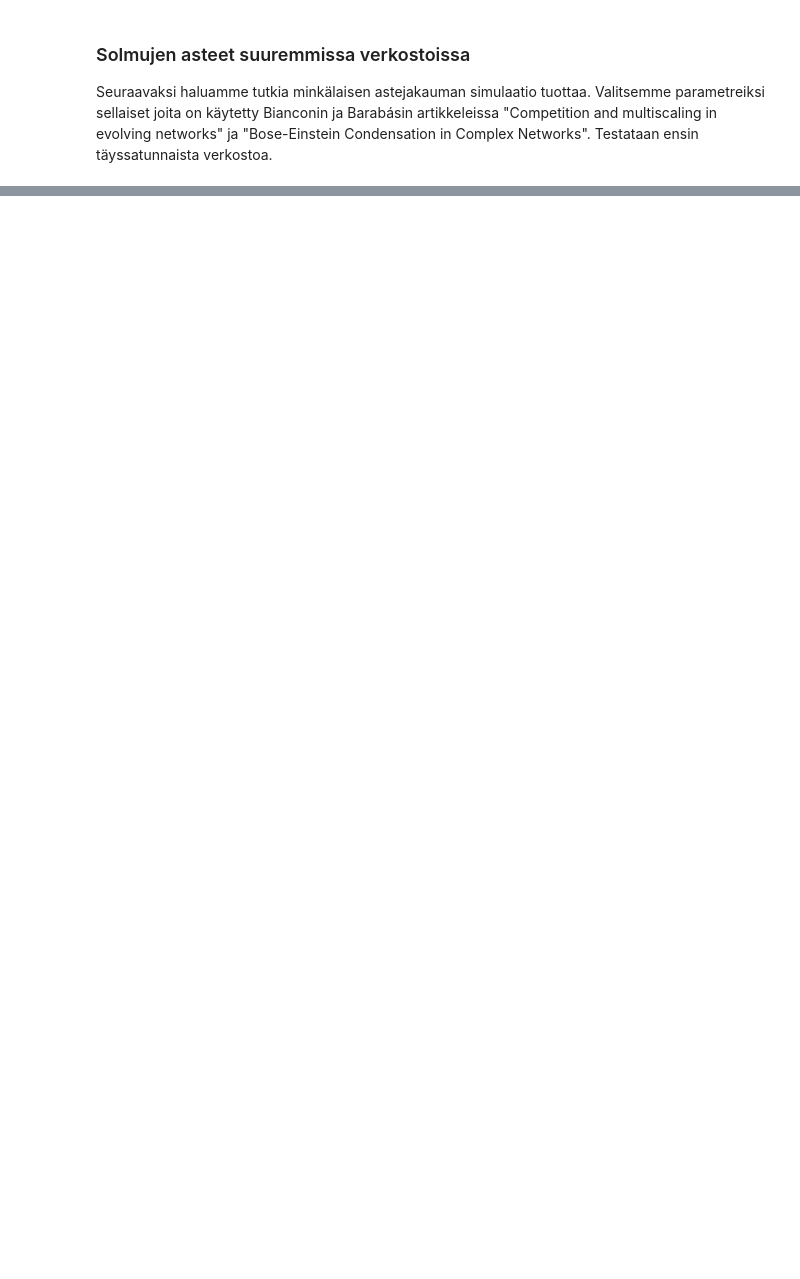
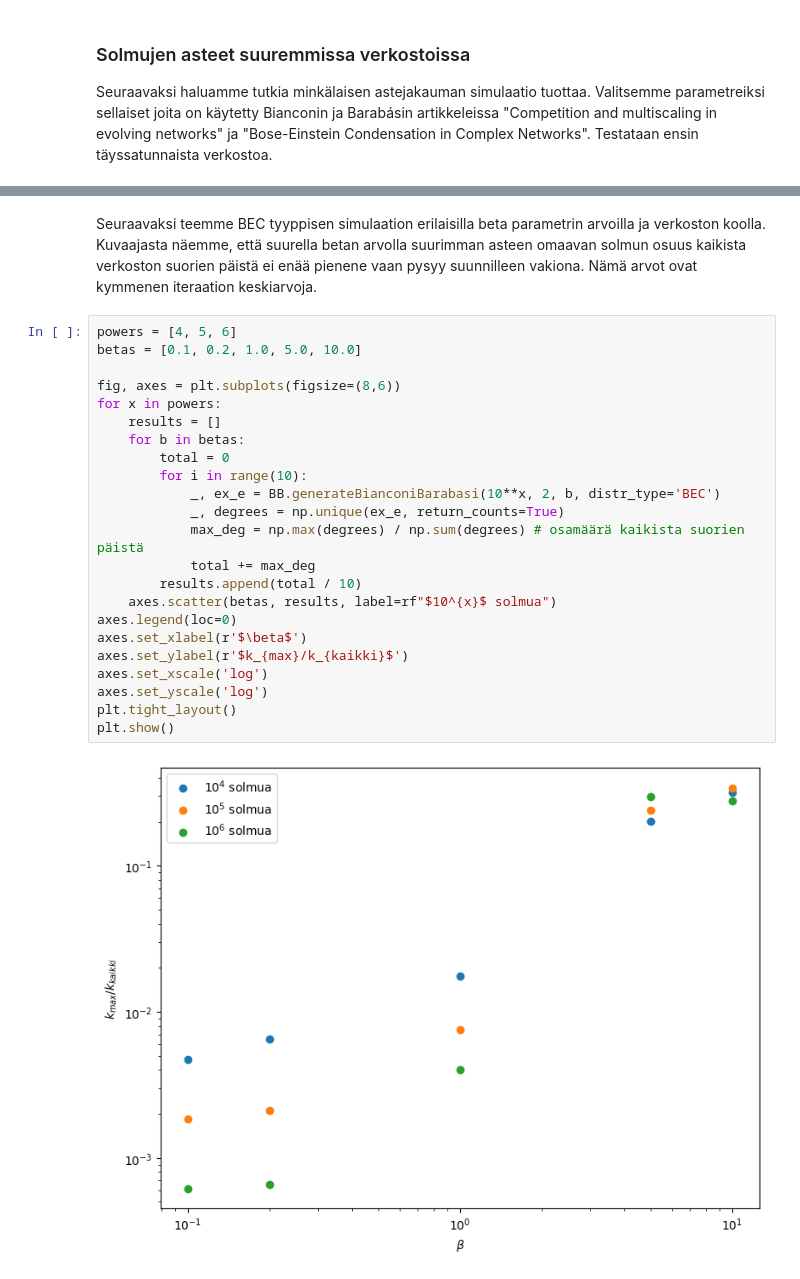
Before and after one commit to MiloSulin/nt-project, a Jupyter notebook: main.ipynb, the cells around one changed output, grey strips where cells are left out. Drawn from its saved outputs; the diff is of its cells as text; blank space fills up the shorter version.

```diff
--- a/main.ipynb
+++ b/main.ipynb
@@ -187,0 +190,27 @@ plt.show()
+# %% [markdown]
+Seuraavaksi teemme BEC tyyppisen simulaation erilaisilla beta parametrin arvoilla ja verkoston koolla. Kuvaajasta näemme, että suurella betan arvolla suurimman asteen omaavan solmun osuus kaikista verkoston suorien päistä ei enää pienene vaan pysyy suunnilleen vakiona. Nämä arvot ovat kymmenen iteraation keskiarvoja.
+# %%
+powers = [4, 5, 6]
+betas = [0.1, 0.2, 1.0, 5.0, 10.0]
+
+fig, axes = plt.subplots(figsize=(8,6))
+for x in powers:
+    results = []
+    for b in betas:
+        total = 0
+        for i in range(10):
+            _, ex_e = BB.generateBianconiBarabasi(10**x, 2, b, distr_type='BEC')
+            _, degrees = np.unique(ex_e, return_counts=True)
+            max_deg = np.max(degrees) / np.sum(degrees) # osamäärä kaikista suorien päistä
+            total += max_deg
+        results.append(total / 10)
+    axes.scatter(betas, results, label=rf"$10^{x}$ solmua")
+axes.legend(loc=0)
+axes.set_xlabel(r'$\beta$')
+axes.set_ylabel(r'$k_{max}/k_{kaikki}$')
+axes.set_xscale('log')
+axes.set_yscale('log')
+plt.tight_layout()
+plt.show()
+# %% [output]
+[figure, added]
```
Also changed, not shown: parts of 9 cells of this notebook.
